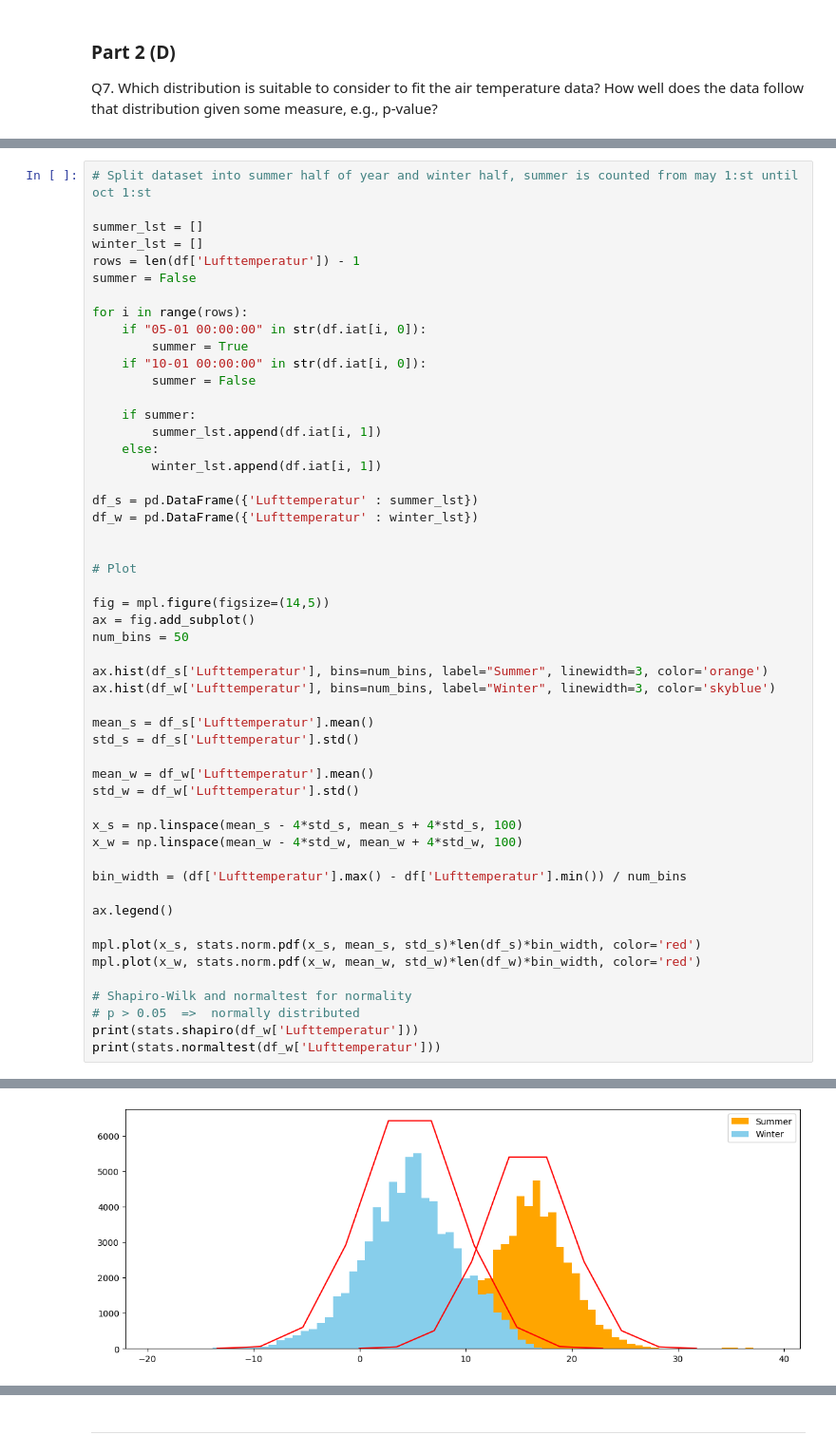
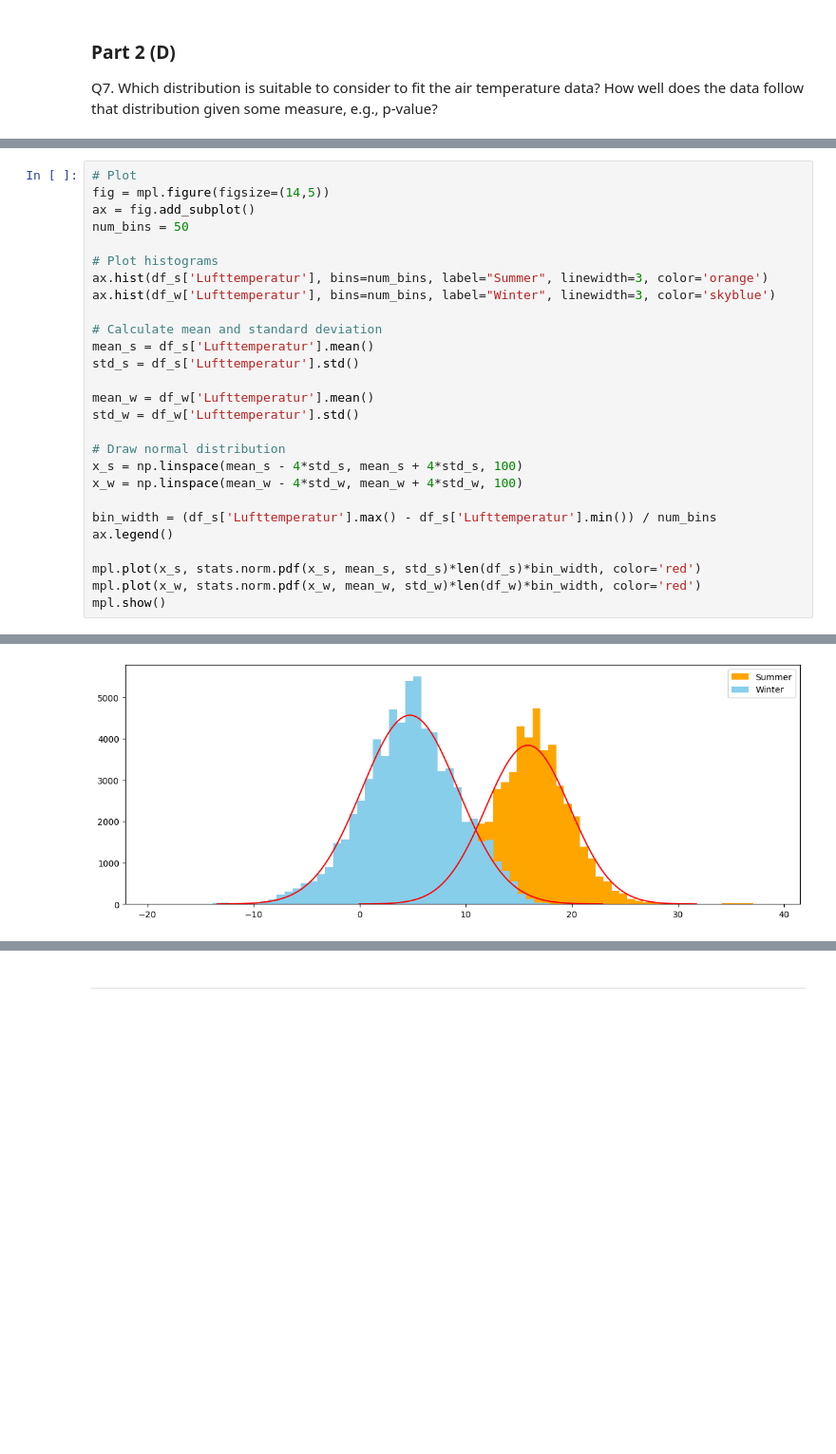
Before and after one commit to Globose/dv1597, a Jupyter notebook: a1/book.ipynb, the cells around one changed output, grey strips where cells are left out. Shown at 95% size. Drawn from its saved outputs; the diff is of its cells as text; blank space fills up the shorter version.

```diff
--- a/a1/book.ipynb
+++ b/a1/book.ipynb
@@ -213,53 +258,28 @@ Q7. Which distribution is suitable to consider to fit the air temperature data?
 # %%
-# Split dataset into summer half of year and winter half, summer is counted from may 1:st until oct 1:st
-
-summer_lst = []
-winter_lst = []
-rows = len(df['Lufttemperatur']) - 1
-summer = False
-
-for i in range(rows):
-    if "05-01 00:00:00" in str(df.iat[i, 0]):
-        summer = True
-    if "10-01 00:00:00" in str(df.iat[i, 0]):
-        summer = False
-
-    if summer:
-        summer_lst.append(df.iat[i, 1])
-    else:
-        winter_lst.append(df.iat[i, 1])
-
-df_s = pd.DataFrame({'Lufttemperatur' : summer_lst})
-df_w = pd.DataFrame({'Lufttemperatur' : winter_lst})
-
-
 # Plot
-
 fig = mpl.figure(figsize=(14,5))
 ax = fig.add_subplot()
 num_bins = 50
 
+# Plot histograms
 ax.hist(df_s['Lufttemperatur'], bins=num_bins, label="Summer", linewidth=3, color='orange')
 ax.hist(df_w['Lufttemperatur'], bins=num_bins, label="Winter", linewidth=3, color='skyblue')
 
+# Calculate mean and standard deviation
 mean_s = df_s['Lufttemperatur'].mean()
 std_s = df_s['Lufttemperatur'].std()
 
 mean_w = df_w['Lufttemperatur'].mean()
 std_w = df_w['Lufttemperatur'].std()
 
+# Draw normal distribution
 x_s = np.linspace(mean_s - 4*std_s, mean_s + 4*std_s, 100)
 x_w = np.linspace(mean_w - 4*std_w, mean_w + 4*std_w, 100)
 
-bin_width = (df['Lufttemperatur'].max() - df['Lufttemperatur'].min()) / num_bins
-
+bin_width = (df_s['Lufttemperatur'].max() - df_s['Lufttemperatur'].min()) / num_bins
 ax.legend()
 
 mpl.plot(x_s, stats.norm.pdf(x_s, mean_s, std_s)*len(df_s)*bin_width, color='red')
 mpl.plot(x_w, stats.norm.pdf(x_w, mean_w, std_w)*len(df_w)*bin_width, color='red')
-
-# Shapiro-Wilk and normaltest for normality
-# p > 0.05  =>  normally distributed
-print(stats.shapiro(df_w['Lufttemperatur']))
-print(stats.normaltest(df_w['Lufttemperatur']))
+mpl.show()
 # %% [output]
@@ -268 +286 @@ NormaltestResult(statistic=591.2230762648513, pvalue=4.1451495344798763e-129)
-[figure, old version]
+[figure, new version]
```
Also changed, not shown: parts of 7 cells of this notebook.
